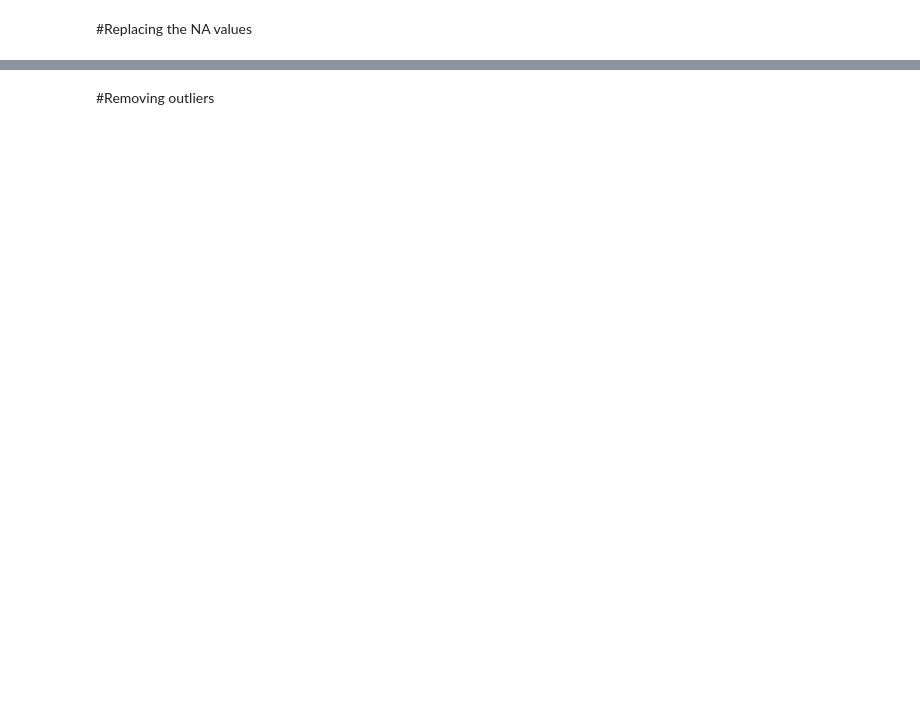
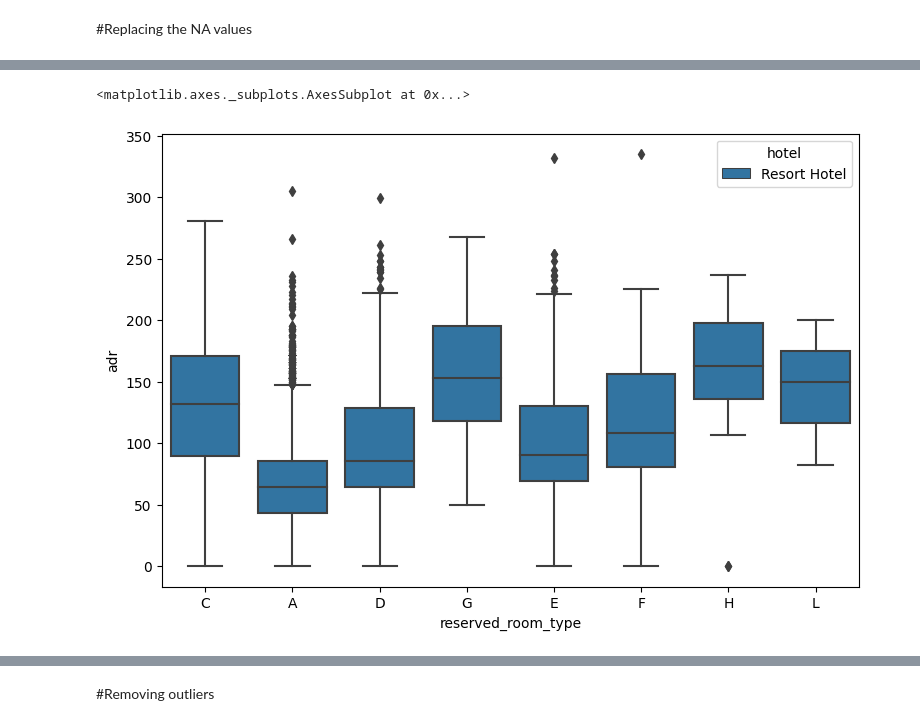
Before and after one commit to Aashrit77/Prject1, a Jupyter notebook: Project_1.ipynb, the cells around one changed output, grey strips where cells are left out. Drawn from its saved outputs; the diff is of its cells as text; code cells hidden in the pictures; blank space fills up the shorter version.

```diff
--- a/Project_1.ipynb
+++ b/Project_1.ipynb
@@ -117,0 +164,7 @@ dtype: int64
+# %%
+data = df[df['is_canceled'] == 0]
+fig = plt.figure(figsize=(9,6), dpi = 100)
+sns.boxplot(data= data, x = 'reserved_room_type', y = 'adr', hue = 'hotel')
+# %% [output]
+<matplotlib.axes._subplots.AxesSubplot at 0x...>
+[figure, added]
```
Also changed, not shown: parts of 52 cells of this notebook.
